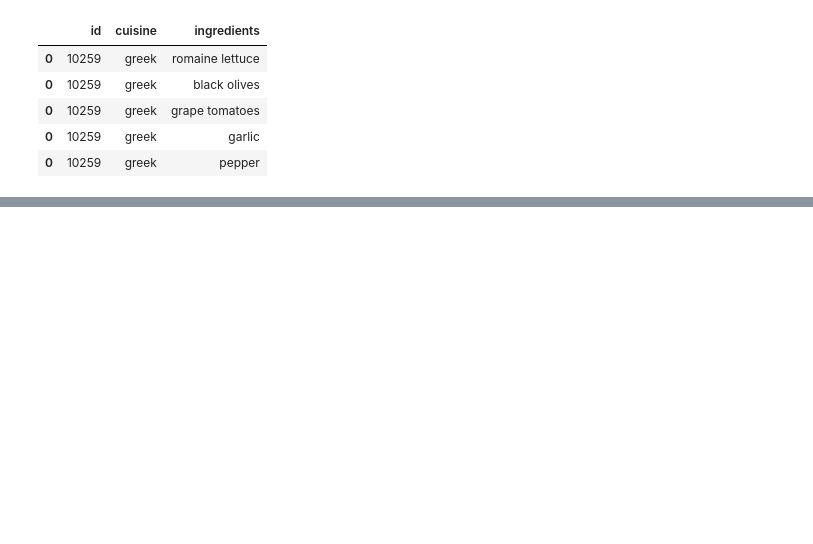
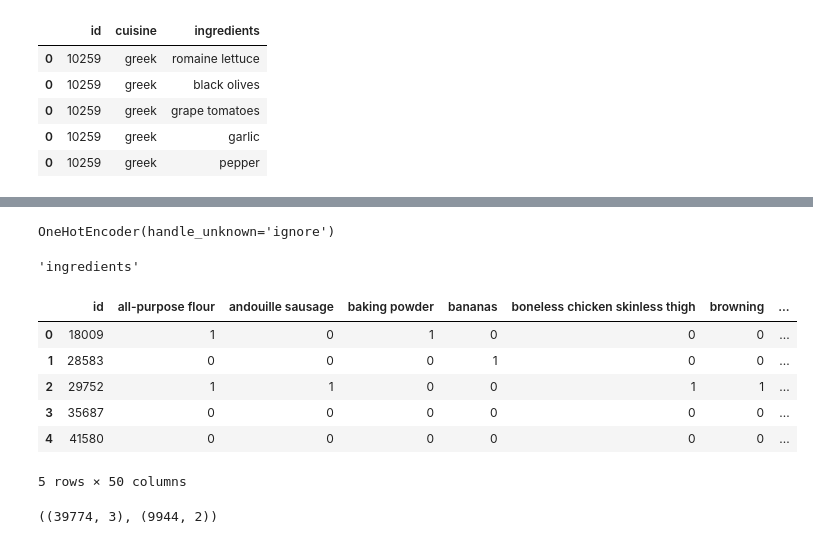
Before and after one commit to amichaelsen/cooking-cuisine-analysis, a Jupyter notebook: ohe_notebook.ipynb, the cells around one changed output, grey strips where cells are left out. Drawn from its saved outputs; the diff is of its cells as text; code cells hidden in the pictures; blank space fills up the shorter version.

```diff
--- a/ohe_notebook.ipynb
+++ b/ohe_notebook.ipynb
@@ -58,0 +65,37 @@ ohe_cuisine_recipes(train.head())
+# %%
+def encode_recipes(recipe_df, enc=None):
+    ingredients_df = recipe_df.explode("ingredients")
+    if enc:
+        col_name = enc.feature_names_in_[0]
+        ingredient_arr = enc.transform(ingredients_df[[col_name]]).toarray()
+        encoded_ingredients = pd.DataFrame(data=ingredient_arr,
+                                      columns=enc.categories_[0],
+                                      dtype=bool,
+                                      index=ingredients_df['id']).reset_index()
+        encoded_recipes = encoded_ingredients.groupby('id').any().astype(int).reset_index()
+    else:
+        enc = OneHotEncoder(handle_unknown='ignore')
+        enc.fit(ingredients_df[['ingredients']])
+        return encode_recipes(recipe_df, enc=enc)
+    if 'cuisine' in recipe_df.columns:
+        encoded_recipes = encoded_recipes.merge(recipe_df[['id','cuisine']], on='id')
+    return encoded_recipes, enc
+
+
+def get_encoded_ingredients(recipe_df):
+    "Take a dataframe with columns 'id' and 'ingredients' and one hot encode the ingredients"
+    recipe_ingredient_df = recipe_df.explode('ingredients')
+    enc = OneHotEncoder(handle_unknown='ignore')
+    enc.fit(recipe_ingredient_df[['ingredients']])
+    transformed = enc.transform(recipe_ingredient_df[['ingredients']]).toarray()
+    transformed_df = pd.DataFrame(data=transformed,
+                                  columns=enc.categories_[0],
+                                  dtype=bool,
+                                  index=recipe_ingredient_df['id']).reset_index()
+    recipe_ohe = transformed_df.groupby('id').any().astype(int).reset_index()
+    return recipe_ohe, enc
+
+def ohe_cuisine_recipes(recipe_with_cuisine):
+    ohe_ingredients_df, _ = get_encoded_ingredients(recipe_with_cuisine)
+    full_recipe_df = ohe_ingredients_df.merge(recipe_with_cuisine[['id','cuisine']], on='id')
+    return full_recipe_df
@@ -58,0 +122,23 @@ ohe_cuisine_recipes(train.head())
+# %%
+enc = OneHotEncoder(handle_unknown='ignore')
+enc.fit(train.head()[['ingredients']].explode('ingredients'))
+# %% [output]
+OneHotEncoder(handle_unknown='ignore')
+# %%
+enc.feature_names_in_[0]
+# %% [output]
+'ingredients'
+# %%
+get_encoded_ingredients(test.head())
+# %% [output]
+|  | id | all-purpose flour | andouille sausage | baking powder | bananas | boneless chicken skinless thigh | browning | ... |
+| 0 | 18009 | 1 | 0 | 1 | 0 | 0 | 0 | ... |
+| 1 | 28583 | 0 | 0 | 0 | 1 | 0 | 0 | ... |
+| 2 | 29752 | 1 | 1 | 0 | 0 | 1 | 1 | ... |
+| 3 | 35687 | 0 | 0 | 0 | 0 | 0 | 0 | ... |
+| 4 | 41580 | 0 | 0 | 0 | 0 | 0 | 0 | ... |
+5 rows × 50 columns
+# %%
+train.shape, test.shape
+# %% [output]
+((39774, 3), (9944, 2))
```
Also changed, not shown: parts of 25 cells of this notebook, 2 other files.
